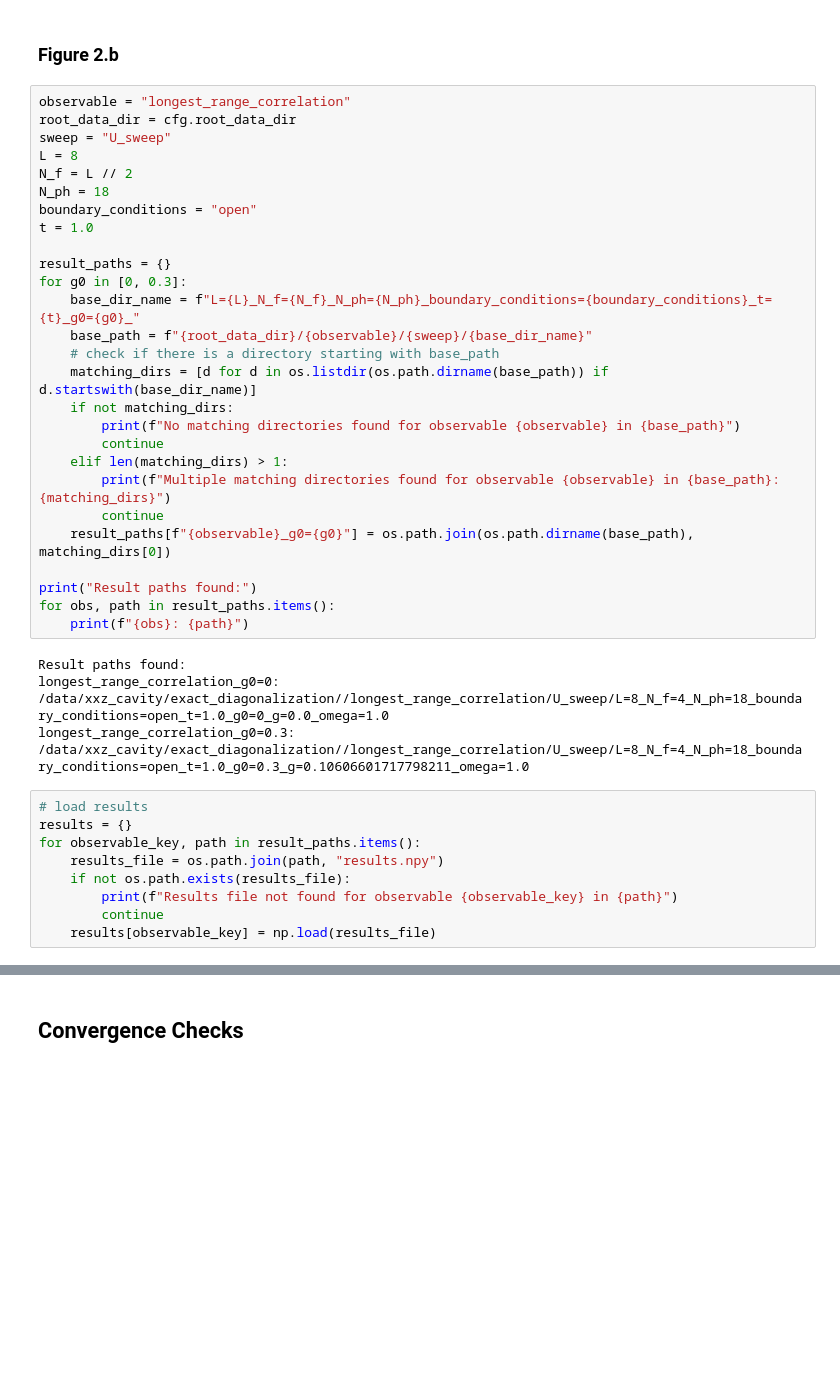
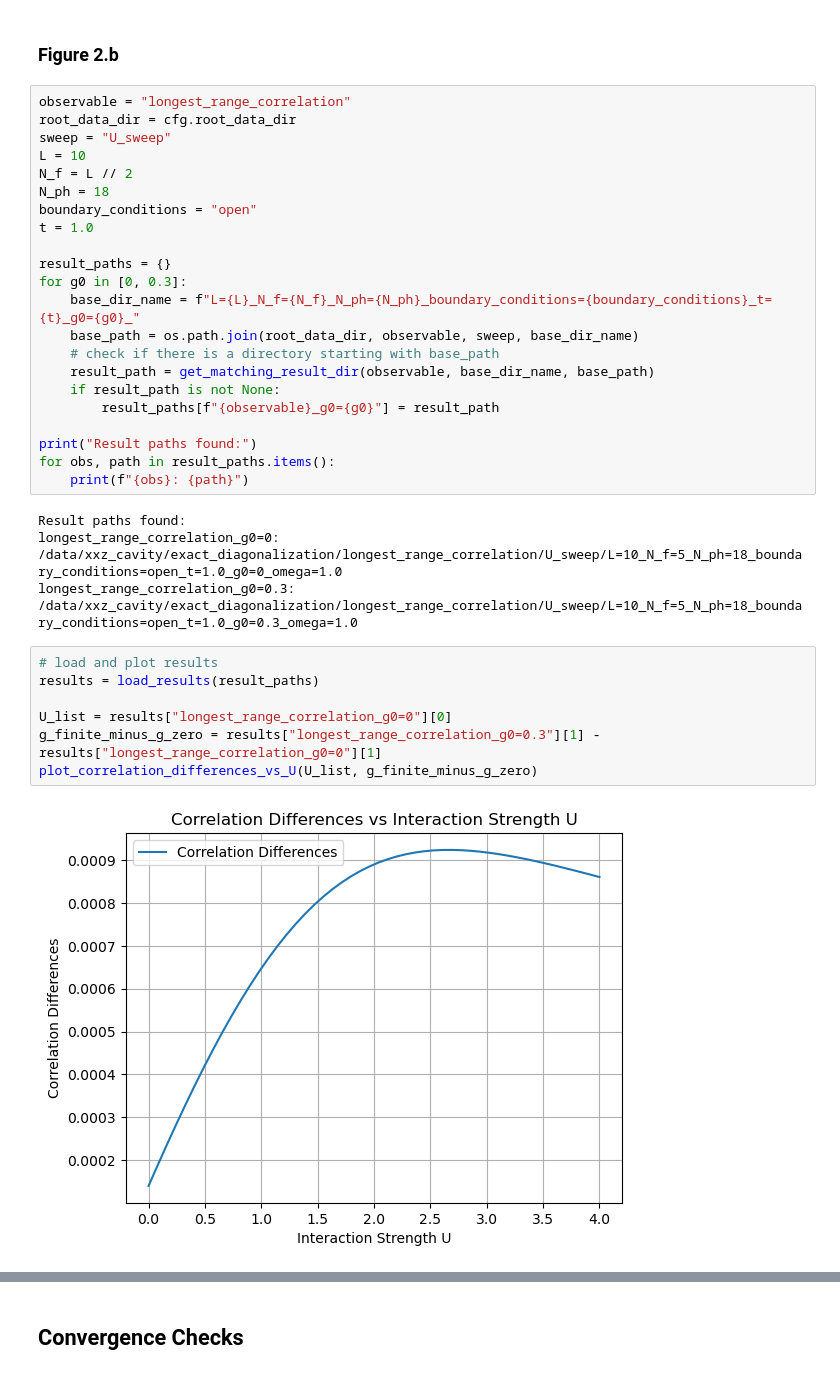
Before and after one commit to FerdinandToelkes/xxz_cavity, a Jupyter notebook: scripts/exact_diagonalization/analysis_notebook.ipynb, the cells around one changed output, grey strips where cells are left out. Saved outputs shown, nothing was run; the diff lists cells and outputs as text; blank space fills up the shorter version.

```diff
--- a/scripts/exact_diagonalization/analysis_notebook.ipynb
+++ b/scripts/exact_diagonalization/analysis_notebook.ipynb
@@ -308,7 +387,7 @@ elif sweep == "omega_sweep":
 observable = "longest_range_correlation"
 root_data_dir = cfg.root_data_dir
 sweep = "U_sweep"
-L = 8
+L = 10
 N_f = L // 2
 N_ph = 18
 boundary_conditions = "open"
@@ -317,30 +396,25 @@ t = 1.0
 result_paths = {}
 for g0 in [0, 0.3]:
     base_dir_name = f"L={L}_N_f={N_f}_N_ph={N_ph}_boundary_conditions={boundary_conditions}_t={t}_g0={g0}_"
-    base_path = f"{root_data_dir}/{observable}/{sweep}/{base_dir_name}"
+    base_path = os.path.join(root_data_dir, observable, sweep, base_dir_name)
     # check if there is a directory starting with base_path
-    matching_dirs = [d for d in os.listdir(os.path.dirname(base_path)) if d.startswith(base_dir_name)]
-    if not matching_dirs:
-        print(f"No matching directories found for observable {observable} in {base_path}")
-        continue
-    elif len(matching_dirs) > 1:
-        print(f"Multiple matching directories found for observable {observable} in {base_path}: {matching_dirs}")
-        continue
-    result_paths[f"{observable}_g0={g0}"] = os.path.join(os.path.dirname(base_path), matching_dirs[0])
+    result_path = get_matching_result_dir(observable, base_dir_name, base_path)
+    if result_path is not None:
+        result_paths[f"{observable}_g0={g0}"] = result_path
 
 print("Result paths found:")
 for obs, path in result_paths.items():
     print(f"{obs}: {path}")
 # %% [output]
 Result paths found:
-longest_range_correlation_g0=0: /data/xxz_cavity/exact_diagonalization//longest_range_correlation/U_sweep/L=8_N_f=4_N_ph=18_boundary_conditions=open_t=1.0_g0=0_g=0.0_omega=1.0
-longest_range_correlation_g0=0.3: /data/xxz_cavity/exact_diagonalization//longest_range_correlation/U_sweep/L=8_N_f=4_N_ph=18_boundary_conditions=open_t=1.0_g0=0.3_g=0.10606601717798211_omega=1.0
+longest_range_correlation_g0=0: /data/xxz_cavity/exact_diagonalization/longest_range_correlation/U_sweep/L=10_N_f=5_N_ph=18_boundary_conditions=open_t=1.0_g0=0_omega=1.0
+longest_range_correlation_g0=0.3: /data/xxz_cavity/exact_diagonalization/longest_range_correlation/U_sweep/L=10_N_f=5_N_ph=18_boundary_conditions=open_t=1.0_g0=0.3_omega=1.0
 # %%
-# load results
-results = {}
-for observable_key, path in result_paths.items():
-    results_file = os.path.join(path, "results.npy")
-    if not os.path.exists(results_file):
-        print(f"Results file not found for observable {observable_key} in {path}")
-        continue
-    results[observable_key] = np.load(results_file)
+# load and plot results
+results = load_results(result_paths)
+
+U_list = results["longest_range_correlation_g0=0"][0]
+g_finite_minus_g_zero = results["longest_range_correlation_g0=0.3"][1] - results["longest_range_correlation_g0=0"][1]
+plot_correlation_differences_vs_U(U_list, g_finite_minus_g_zero)
+# %% [output]
+[figure, added]
```
Also changed, not shown: parts of 13 cells of this notebook, 8 other files.
